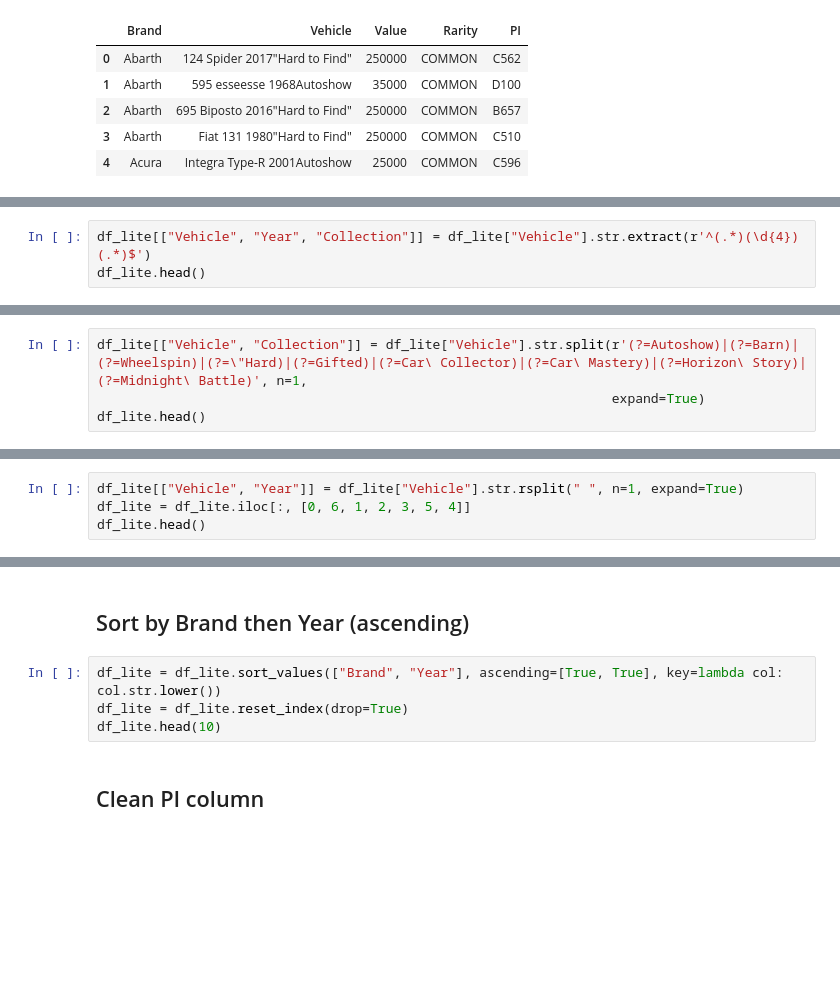
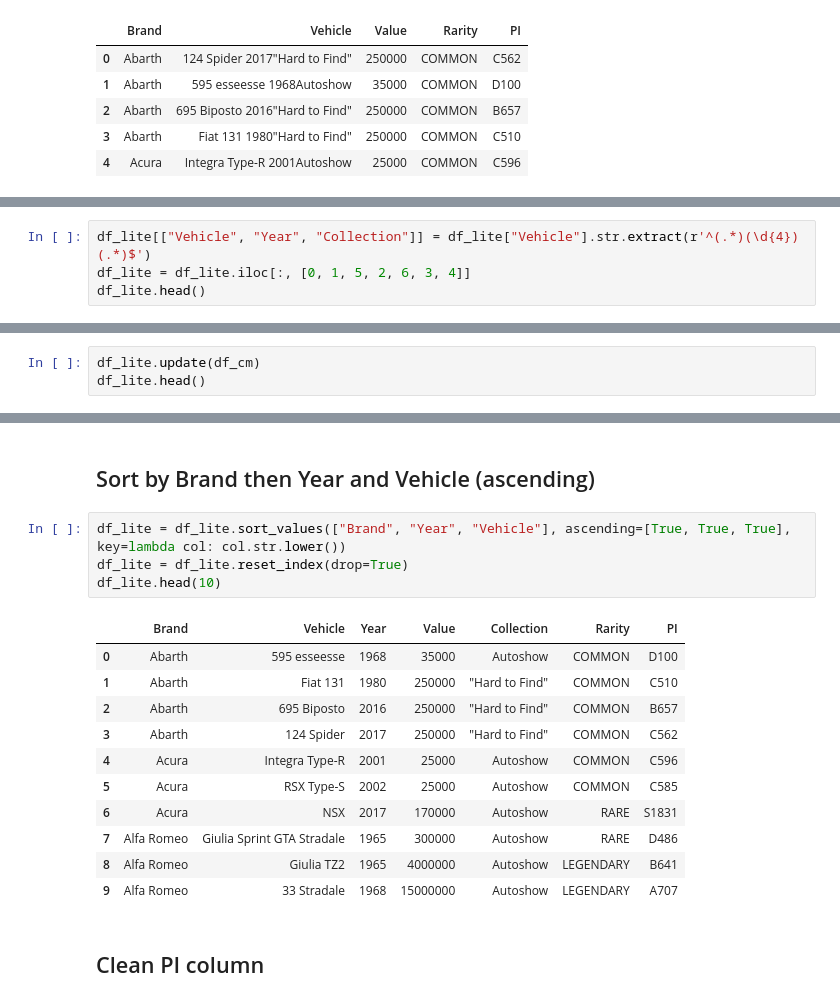
Before and after one commit to iaspidem/fh-cars-list, a Jupyter notebook: fh5-process.ipynb, the cells around one changed output, grey strips where cells are left out. Drawn from its saved outputs; the diff is of its cells as text; blank space fills up the shorter version.

```diff
--- a/fh5-process.ipynb
+++ b/fh5-process.ipynb
@@ -233,3 +260,4 @@ df_lite.head()
 # %%
 df_lite[["Vehicle", "Year", "Collection"]] = df_lite["Vehicle"].str.extract(r'^(.*)(\d{4})(.*)$')
+df_lite = df_lite.iloc[:, [0, 1, 5, 2, 6, 3, 4]]
 df_lite.head()
@@ -238,4 +270,0 @@ df_lite.head()
-# %%
-df_lite[["Vehicle", "Collection"]] = df_lite["Vehicle"].str.split(r'(?=Autoshow)|(?=Barn)|(?=Wheelspin)|(?=\"Hard)|(?=Gifted)|(?=Car\ Collector)|(?=Car\ Mastery)|(?=Horizon\ Story)|(?=Midnight\ Battle)', n=1,
-                                                                  expand=True)
-df_lite.head()
@@ -246,4 +270,0 @@ df_lite["Collection"].value_counts()
-# %%
-df_lite[["Vehicle", "Year"]] = df_lite["Vehicle"].str.rsplit(" ", n=1, expand=True)
-df_lite = df_lite.iloc[:, [0, 6, 1, 2, 3, 5, 4]]
-df_lite.head()
@@ -249,0 +273,3 @@ df_lite.head()
+# %%
+df_lite.update(df_cm)
+df_lite.head()
@@ -250,9 +292,21 @@ df_lite.head()
 # %% [markdown]
-## Sort by Brand then Year (ascending)
+## Sort by Brand then Year and Vehicle (ascending)
 # %%
-df_lite = df_lite.sort_values(["Brand", "Year"], ascending=[True, True], key=lambda col: col.str.lower())
+df_lite = df_lite.sort_values(["Brand", "Year", "Vehicle"], ascending=[True, True, True], key=lambda col: col.str.lower())
 df_lite = df_lite.reset_index(drop=True)
 df_lite.head(10)
+# %% [output]
+|  | Brand | Vehicle | Year | Value | Collection | Rarity | PI |
+| 0 | Abarth | 595 esseesse | 1968 | 35000 | Autoshow | COMMON | D100 |
+| 1 | Abarth | Fiat 131 | 1980 | 250000 | "Hard to Find" | COMMON | C510 |
+| 2 | Abarth | 695 Biposto | 2016 | 250000 | "Hard to Find" | COMMON | B657 |
+| 3 | Abarth | 124 Spider | 2017 | 250000 | "Hard to Find" | COMMON | C562 |
+| 4 | Acura | Integra Type-R | 2001 | 25000 | Autoshow | COMMON | C596 |
+| 5 | Acura | RSX Type-S | 2002 | 25000 | Autoshow | COMMON | C585 |
+| 6 | Acura | NSX | 2017 | 170000 | Autoshow | RARE | S1831 |
+| 7 | Alfa Romeo | Giulia Sprint GTA Stradale | 1965 | 300000 | Autoshow | RARE | D486 |
+| 8 | Alfa Romeo | Giulia TZ2 | 1965 | 4000000 | Autoshow | LEGENDARY | B641 |
+| 9 | Alfa Romeo | 33 Stradale | 1968 | 15000000 | Autoshow | LEGENDARY | A707 |
 # %% [markdown]
 ## Clean PI column
 # %%
```
Also changed, not shown: parts of 12 cells of this notebook.
